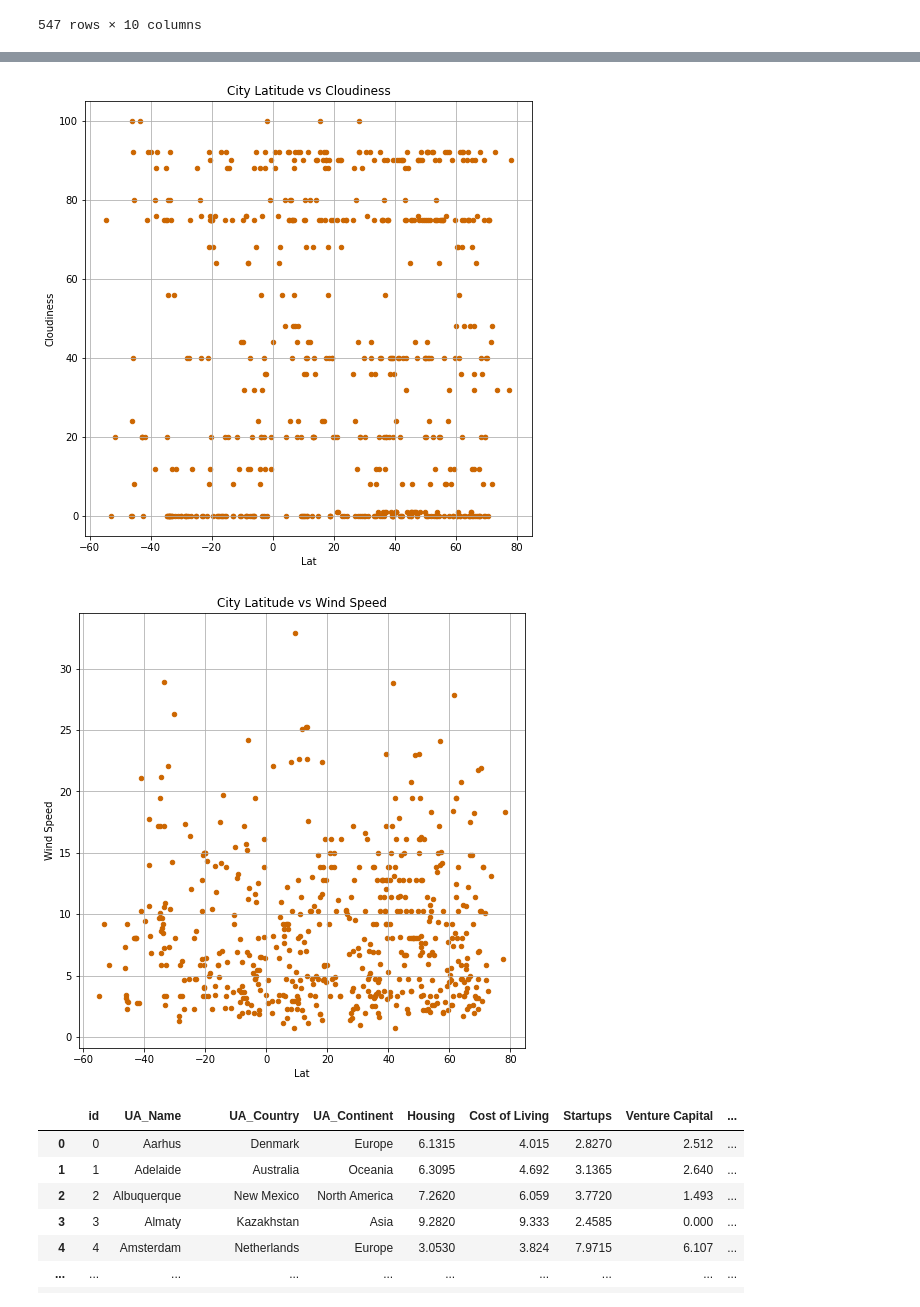
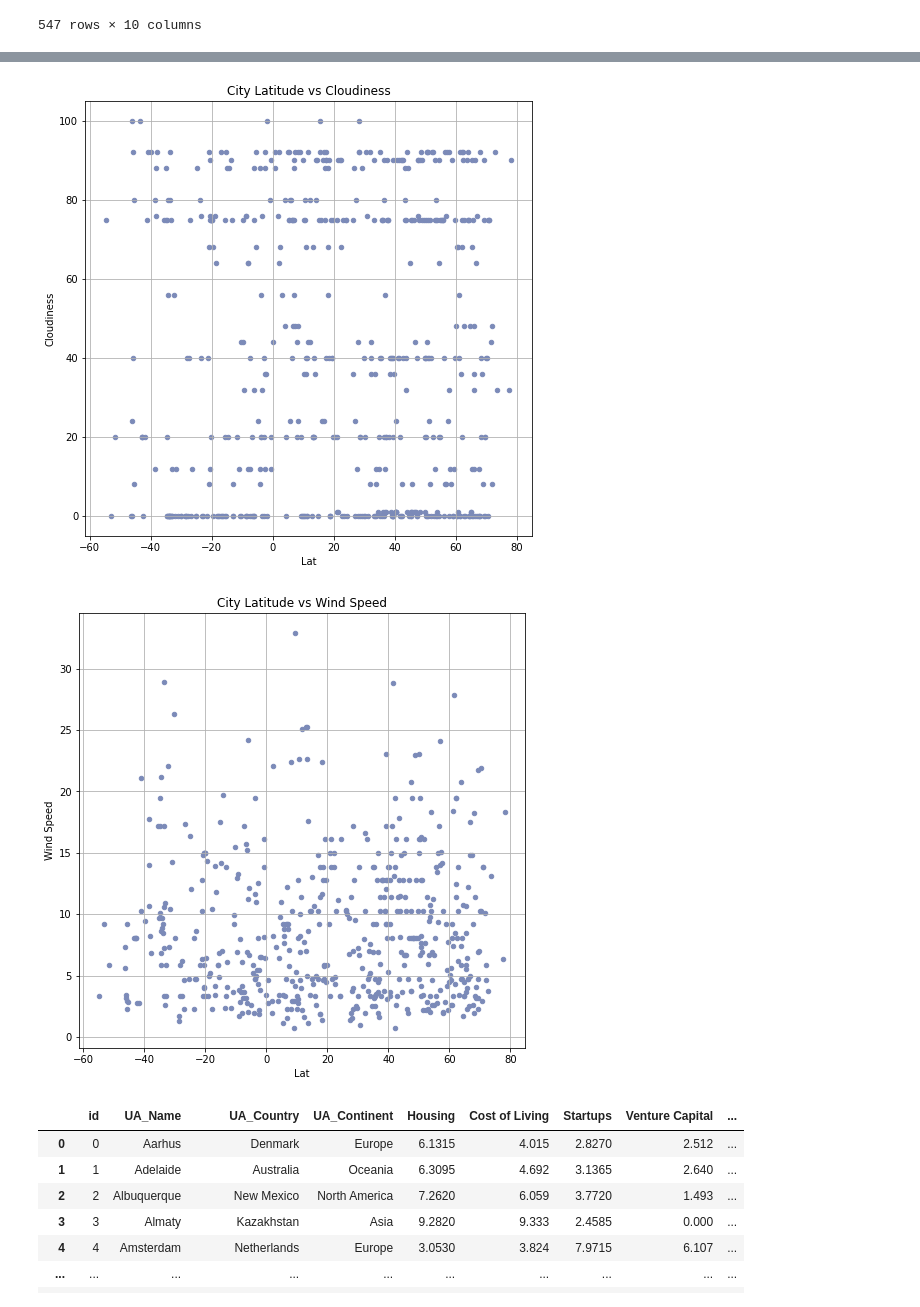
Before and after one commit to mdebone/Web-Design-Challenge, a Jupyter notebook: Resources/weather_data.ipynb, the cells around one changed output, grey strips where cells are left out. Drawn from its saved outputs; the diff is of its cells as text; code cells hidden in the pictures.

```diff
--- a/Resources/weather_data.ipynb
+++ b/Resources/weather_data.ipynb
@@ -39,17 +40,17 @@ plt.show()
 # %%
 cities_data_df.plot(kind="scatter", x="Lat", y="Cloudiness", grid=True, figsize=(8,8),
-              title="City Latitude vs Cloudiness", color="#cc6600")
+              title="City Latitude vs Cloudiness", color="#7b8ab8")
 plt.savefig("lat_cloud.png")
 plt.show()
 # %% [output]
-[figure, old version]
+[figure, new version]
 # %%
 cities_data_df.plot(kind="scatter", x="Lat", y="Wind Speed", grid=True, figsize=(8,8),
-              title="City Latitude vs Wind Speed", color="#cc6600")
+              title="City Latitude vs Wind Speed", color="#7b8ab8")
 plt.savefig("lat_speed.png")
 plt.show()
 # %% [output]
-[figure, old version]
+[figure, new version]
 # %%
 city_social_df = pd.read_csv("uaScoresDataFrame.csv")
 city_social_df.head(264)
```
Also changed, not shown: parts of 17 cells of this notebook, 19 other files.
